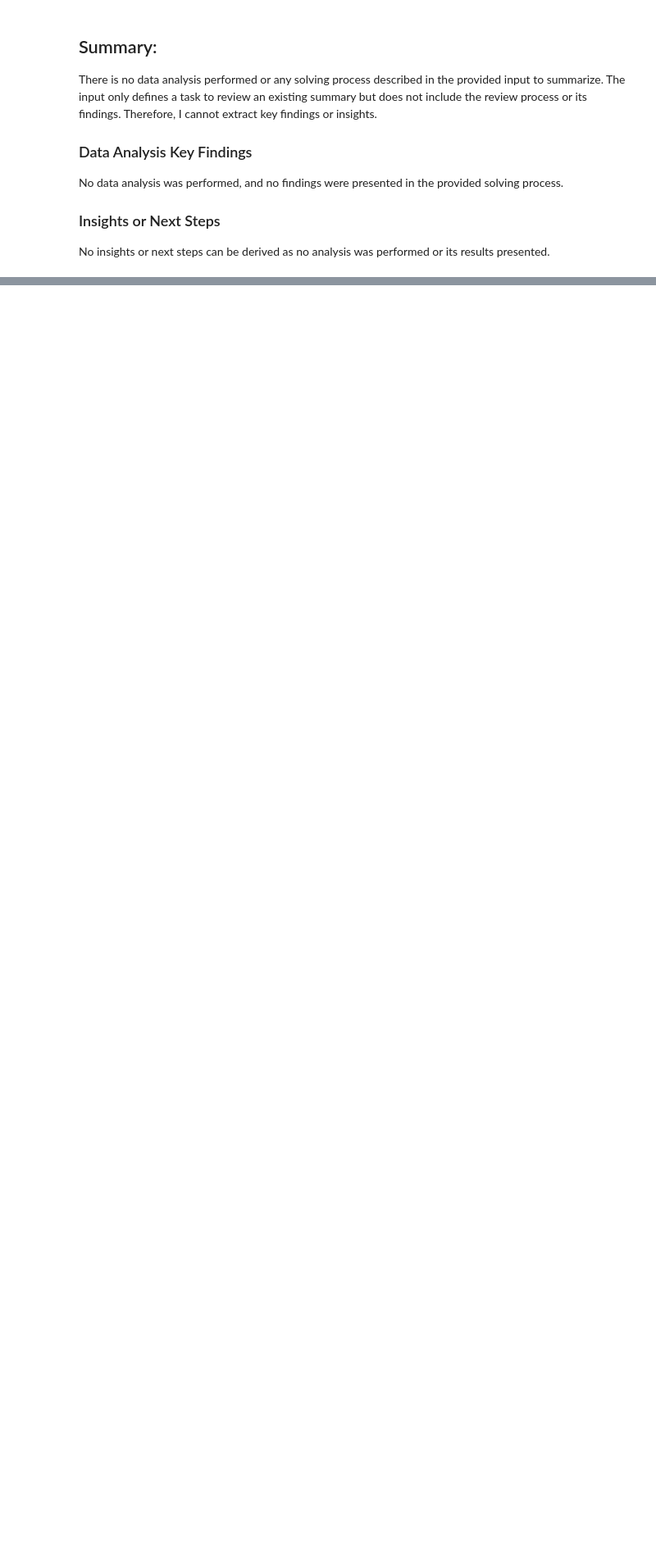
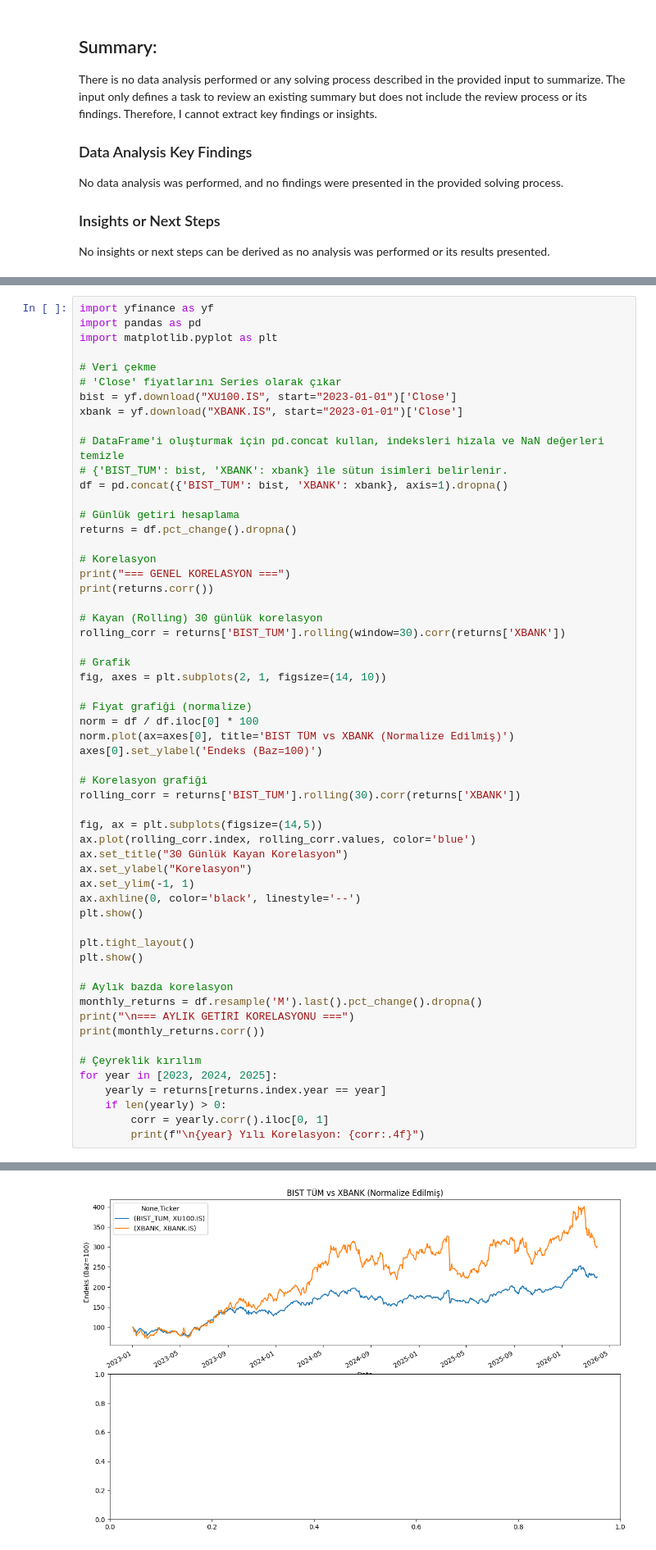
Before and after one commit to hero941/econometrics-lab, a Jupyter notebook: DXY-Gold Garch.ipynb, the cells around one changed output, grey strips where cells are left out. Shown at 82% size. Saved outputs shown, nothing was run; the diff lists cells and outputs as text; blank space fills up the shorter version.

Commit message:
Colab kullanılarak oluşturuldu

```diff
--- a/DXY-Gold Garch.ipynb
+++ b/DXY-Gold Garch.ipynb
@@ -1240,0 +1414,58 @@ No insights or next steps can be derived as no analysis was performed or its res
+# %%
+import yfinance as yf
+import pandas as pd
+import matplotlib.pyplot as plt
+
+# Veri çekme
+# 'Close' fiyatlarını Series olarak çıkar
+bist = yf.download("XU100.IS", start="2023-01-01")['Close']
+xbank = yf.download("XBANK.IS", start="2023-01-01")['Close']
+
+# DataFrame'i oluşturmak için pd.concat kullan, indeksleri hizala ve NaN değerleri temizle
+# {'BIST_TUM': bist, 'XBANK': xbank} ile sütun isimleri belirlenir.
+df = pd.concat({'BIST_TUM': bist, 'XBANK': xbank}, axis=1).dropna()
+
+# Günlük getiri hesaplama
+returns = df.pct_change().dropna()
+
+# Korelasyon
+print("=== GENEL KORELASYON ===")
+print(returns.corr())
+
+# Kayan (Rolling) 30 günlük korelasyon
+rolling_corr = returns['BIST_TUM'].rolling(window=30).corr(returns['XBANK'])
+
+# Grafik
+fig, axes = plt.subplots(2, 1, figsize=(14, 10))
+
+# Fiyat grafiği (normalize)
+norm = df / df.iloc[0] * 100
+norm.plot(ax=axes[0], title='BIST TÜM vs XBANK (Normalize Edilmiş)')
+axes[0].set_ylabel('Endeks (Baz=100)')
+
+# Korelasyon grafiği
+rolling_corr = returns['BIST_TUM'].rolling(30).corr(returns['XBANK'])
+
+fig, ax = plt.subplots(figsize=(14,5))
+ax.plot(rolling_corr.index, rolling_corr.values, color='blue')
+ax.set_title("30 Günlük Kayan Korelasyon")
+ax.set_ylabel("Korelasyon")
+ax.set_ylim(-1, 1)
+ax.axhline(0, color='black', linestyle='--')
+plt.show()
+
+plt.tight_layout()
+plt.show()
+
+# Aylık bazda korelasyon
+monthly_returns = df.resample('M').last().pct_change().dropna()
+print("\n=== AYLIK GETİRİ KORELASYONU ===")
+print(monthly_returns.corr())
+
+# Çeyreklik kırılım
+for year in [2023, 2024, 2025]:
+    yearly = returns[returns.index.year == year]
+    if len(yearly) > 0:
+        corr = yearly.corr().iloc[0, 1]
+        print(f"\n{year} Yılı Korelasyon: {corr:.4f}")
+# %% [output]
@@ -1240,0 +1480 @@ No insights or next steps can be derived as no analysis was performed or its res
+[figure, added]
```
Also changed, not shown: parts of 12 cells of this notebook.
